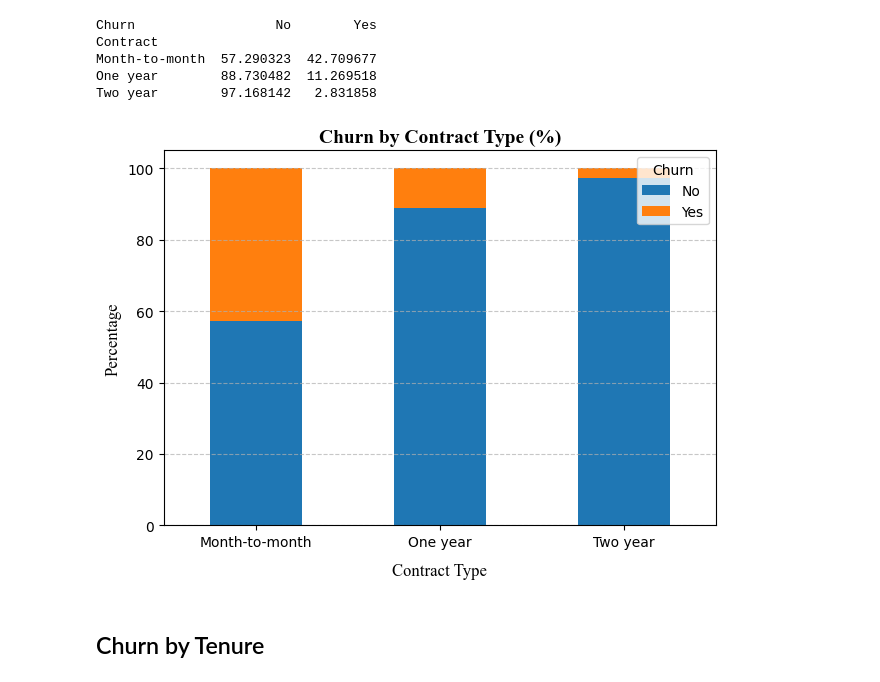
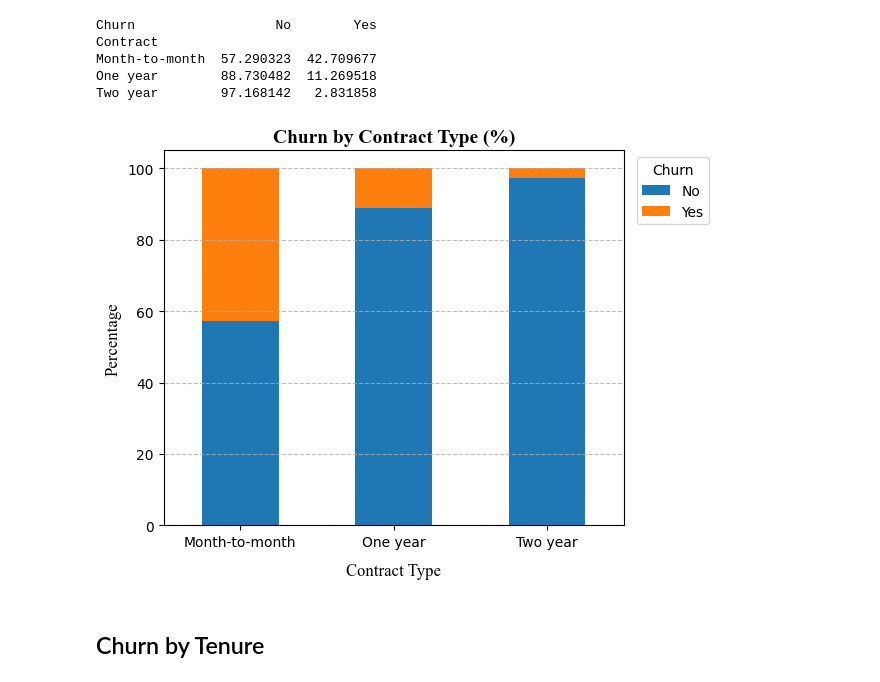
Before and after one commit to McPetane-Jr/FUTURE_DS_02, a Jupyter notebook: Telco_customer_churn.ipynb, the cells around one changed output. Cells and saved outputs as stored; diff of their text form; code cells hidden in the pictures.

```diff
--- a/Telco_customer_churn.ipynb
+++ b/Telco_customer_churn.ipynb
@@ -6,6 +6,11 @@
 import pandas as pd
 import matplotlib.pyplot as plt
 import numpy as np
+
+# Usesful variables
+font_title = {'family': 'Times New Roman', 'weight': 'bold', 'size': 14}
+font_labels = {'family': 'Times New Roman', 'size': 12}
+grid_style = {'linestyle': '--', 'alpha': 0.8, 'zorder': 0, 'axis':'y'}
 # %% [markdown]
 # Data Cleaning
 ## Understanding the data
@@ -173,3 +182,5 @@ Length: 2, dtype: str
+# %%
+df['InternetService'] = df['InternetService'].replace('No', 'None')
 # %% [markdown]
 I'll map 0 to 'No' and 1 to 'Yes' in SeniorCitizen column for better readability
 # %%
@@ -220,17 +238,17 @@ Two year        97.168142   2.831858
 # %%
 import matplotlib.pyplot as plt
 contract_churn.plot(kind='bar', stacked=True)
-plt.title("Churn by Contract Type (%)", fontsize=14, family='Times New Roman', weight='bold')
-plt.ylabel("Percentage", fontsize=12, family='Times New Roman')
-plt.xlabel("Contract Type", fontsize=12, family='Times New Roman', labelpad=10, ha='center')
-plt.legend(title='Churn', loc='upper right')
-plt.grid(True, axis='y', linestyle='--', alpha=0.7)
+plt.title("Churn by Contract Type (%)", fontdict=font_title)
+plt.ylabel("Percentage", fontdict=font_labels)
+plt.xlabel("Contract Type", fontdict=font_labels, labelpad=10, ha='center')
+plt.legend(title='Churn', loc='upper right', fontsize=10, bbox_to_anchor=(1.2, 1))
+plt.grid(True, **grid_style)
 plt.xticks(rotation=0)
 plt.tight_layout()
 #plt.subplots_adjust(bottom=0.3)  # Adjust the bottom margin to make room for the x-axis labels
 plt.show()
 # %% [output]
-[figure, old version]
+[figure, new version]
 # %% [markdown]
 ## Churn by Tenure
 # %%
```
Also changed, not shown: parts of 9 cells of this notebook.
